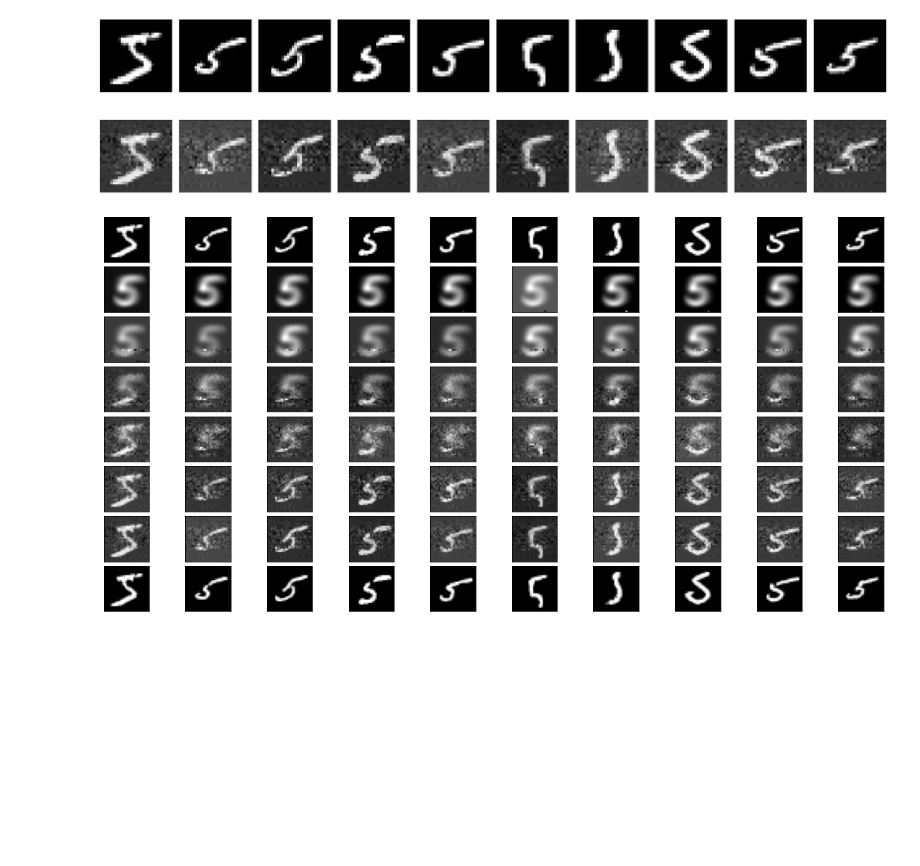
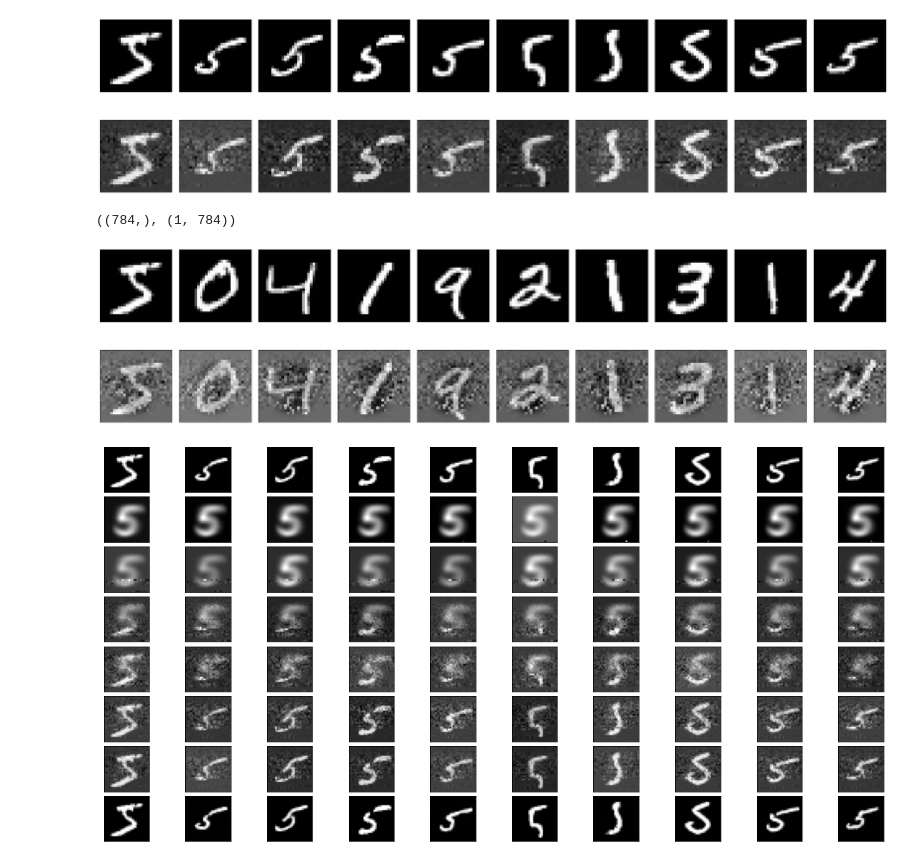
Before and after one commit to yusukemh/ProbabilisticPCA, a Jupyter notebook: PPCA.ipynb, the cells around one changed output. Drawn from its saved outputs; the diff is of its cells as text; code cells hidden in the pictures; blank space fills up the shorter version.

```diff
--- a/PPCA.ipynb
+++ b/PPCA.ipynb
@@ -420,7 +429,7 @@ ax.set_yticks([])
 # %%
 n_components = 600
 model = PPCA(n_components = n_components)
-model.fit(Xtrain_5)
+model.fit(Xtrain_5 - Xtrain_5.mean(axis=0))
 
 W = model.components_
 M = W.T.dot(W) + model.sigma_ * np.identity(n_components)
@@ -448,6 +457,41 @@ for i in range(10):
     axs[1, i].set_yticks([])
 # %% [output]
 [figure]
+# %%
+mu_5.shape, mnist_mu.shape
+# %% [output]
+((784,), (1, 784))
+# %%
+n_components = 600
+model = PPCA(n_components = n_components)
+model.fit(Xtrain_)
+
+W = model.components_
+M = W.T.dot(W) + model.sigma_ * np.identity(n_components)
+
+fig, axs = plt.subplots(
+    2, 10,
+    subplot_kw={'aspect':'equal', "xticks": [], "yticks": []},
+    gridspec_kw=dict(hspace=0.1, wspace=0.1),
+    figsize=(40,10)
+)
+
+for i in range(10):
+    axs[0, i].imshow((Xtrain_[i] + mnist_mu).reshape(28, 28), cmap='gray')
+
+for i in range(10):
+    mu = np.linalg.inv(M).dot(W.T).dot(Xtrain_[i] - mnist_mu.reshape(-1))
+    cov = model.sigma_ * np.linalg.inv(M)
+    # sample from posterior
+    sample_z = np.random.multivariate_normal(mu, cov, size=1)
+
+    sample_x = model.components_.dot(sample_z.reshape(n_components, -1)) + mnist_mu.reshape(-1, 1)
+    axs[1, i].imshow(sample_x.reshape(28, 28), cmap='gray')
+    axs[1, i].set_aspect('equal')
+    axs[1, i].set_xticks([])
+    axs[1, i].set_yticks([])
+# %% [output]
+[figure, added]
 # %%
 k_values = [1, 8, 128, 256, 512, 600, 783]
 fig, axs = plt.subplots(
```
Also changed, not shown: parts of 4 cells of this notebook, 2 other files.
